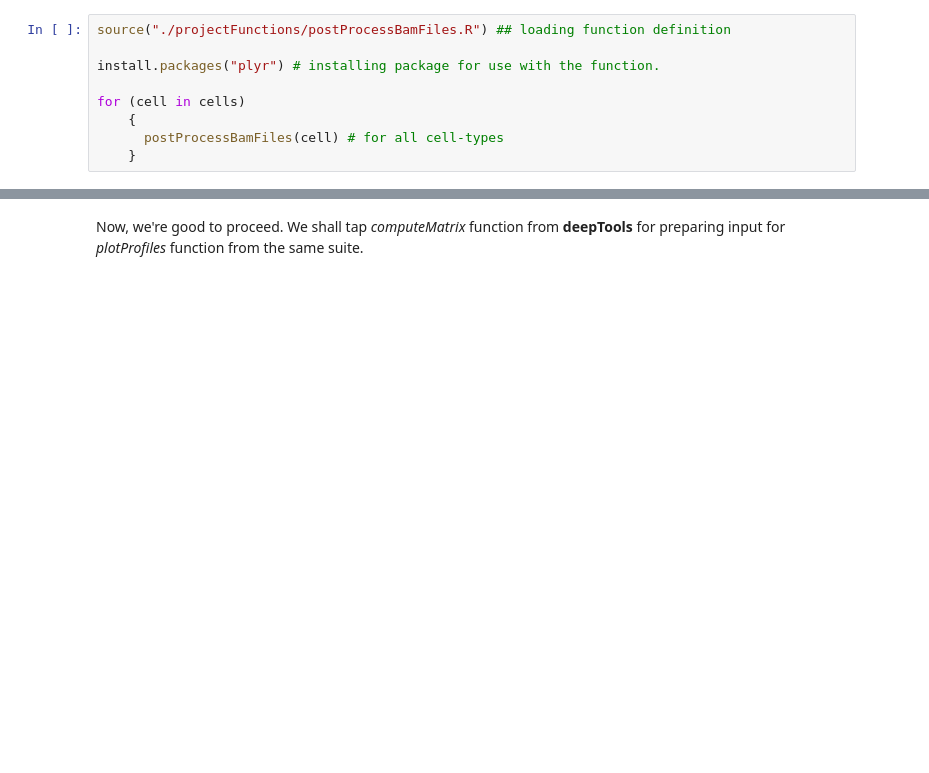
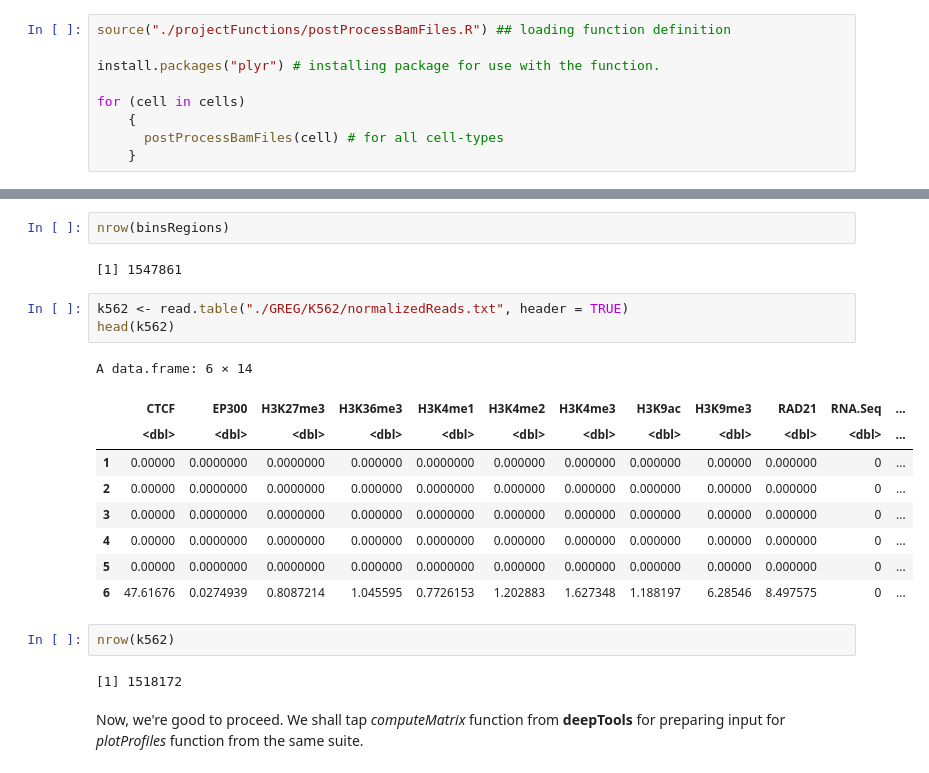
Before and after one commit to shauryajauhari/transcriptionFactoriesGREG, a Jupyter notebook: transcriptionFactoriesPrediction.ipynb, the cells around one changed output, grey strips where cells are left out. Drawn from its saved outputs; the diff is of its cells as text; blank space fills up the shorter version.

```diff
--- a/transcriptionFactoriesPrediction.ipynb
+++ b/transcriptionFactoriesPrediction.ipynb
@@ -283,3 +319,24 @@ We examine the proportion at which reads are observed in a given bin. Basically
+# %%
+nrow(binsRegions)
+# %% [output]
+[1] 1547861
+# %%
+k562 <- read.table("./GREG/K562/normalizedReads.txt", header = TRUE)
+head(k562)
+# %% [output]
+A data.frame: 6 × 14
+|  | CTCF | EP300 | H3K27me3 | H3K36me3 | H3K4me1 | H3K4me2 | H3K4me3 | H3K9ac | H3K9me3 | RAD21 | RNA.Seq | ... |
+|  | <dbl> | <dbl> | <dbl> | <dbl> | <dbl> | <dbl> | <dbl> | <dbl> | <dbl> | <dbl> | <dbl> | ... |
+| 1 | 0.00000 | 0.0000000 | 0.0000000 | 0.000000 | 0.0000000 | 0.000000 | 0.000000 | 0.000000 | 0.00000 | 0.000000 | 0 | ... |
+| 2 | 0.00000 | 0.0000000 | 0.0000000 | 0.000000 | 0.0000000 | 0.000000 | 0.000000 | 0.000000 | 0.00000 | 0.000000 | 0 | ... |
+| 3 | 0.00000 | 0.0000000 | 0.0000000 | 0.000000 | 0.0000000 | 0.000000 | 0.000000 | 0.000000 | 0.00000 | 0.000000 | 0 | ... |
+| 4 | 0.00000 | 0.0000000 | 0.0000000 | 0.000000 | 0.0000000 | 0.000000 | 0.000000 | 0.000000 | 0.00000 | 0.000000 | 0 | ... |
+| 5 | 0.00000 | 0.0000000 | 0.0000000 | 0.000000 | 0.0000000 | 0.000000 | 0.000000 | 0.000000 | 0.00000 | 0.000000 | 0 | ... |
+| 6 | 47.61676 | 0.0274939 | 0.8087214 | 1.045595 | 0.7726153 | 1.202883 | 1.627348 | 1.188197 | 6.28546 | 8.497575 | 0 | ... |
+# %%
+nrow(k562)
+# %% [output]
+[1] 1518172
 # %% [markdown]
 Now, we're good to proceed. We shall tap *computeMatrix* function from **deepTools** for preparing input for *plotProfiles* function from the same suite.
 # %% [markdown]
```
Also changed, not shown: parts of 16 cells of this notebook.
